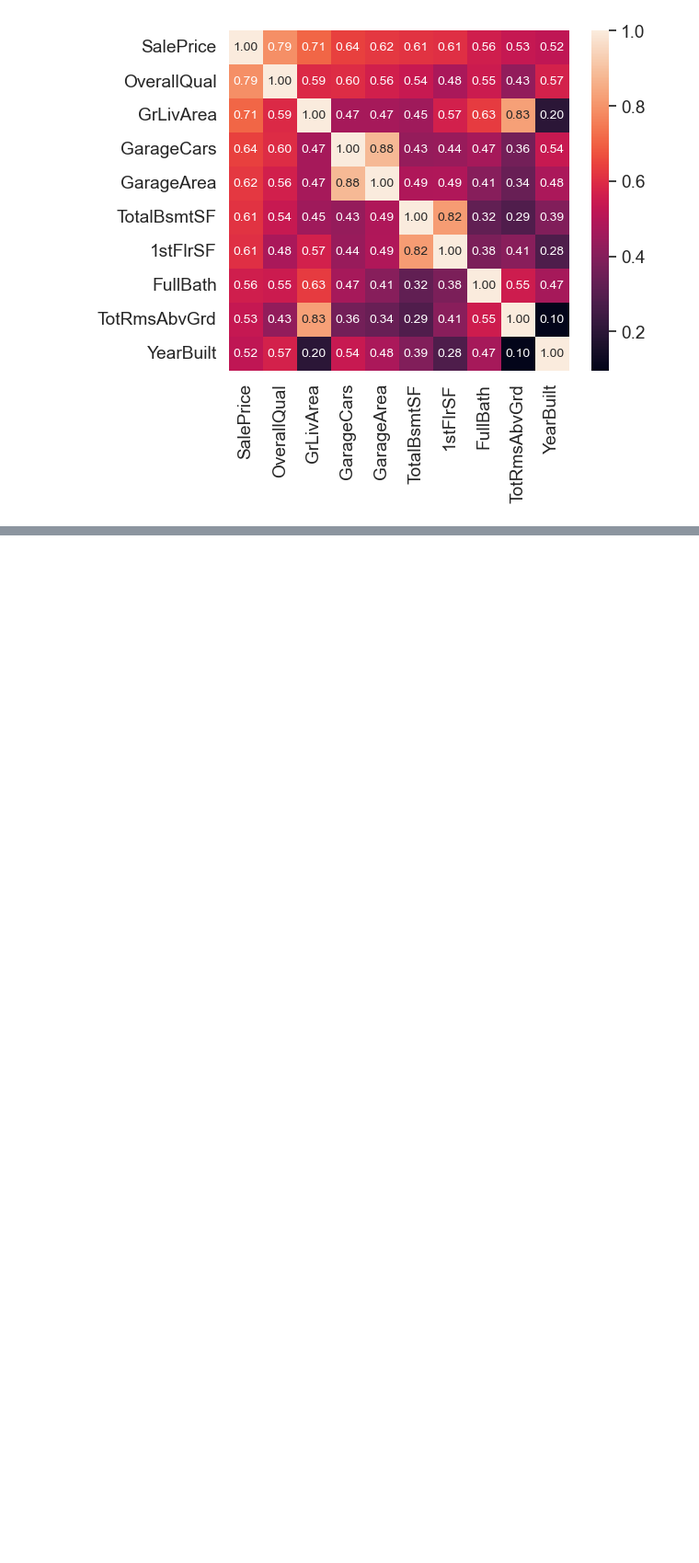
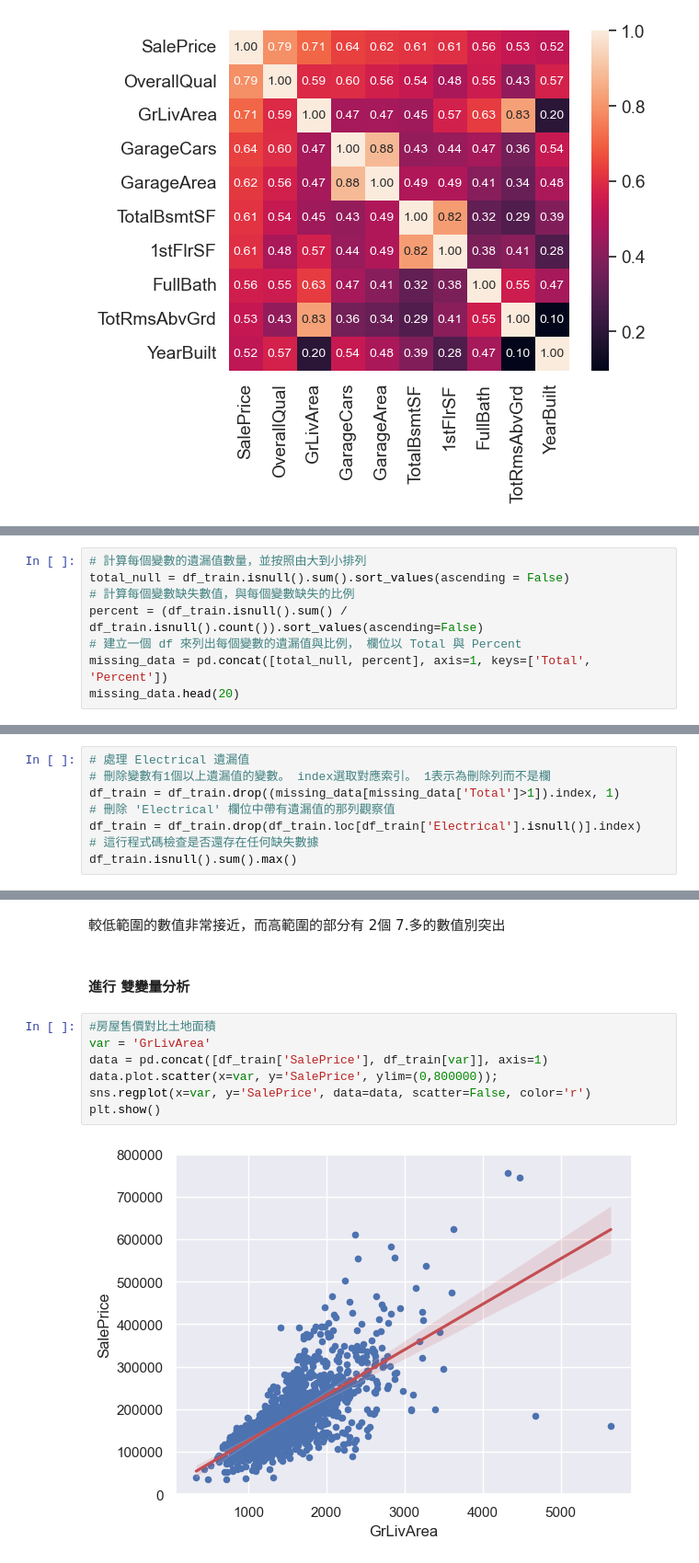
Before and after one commit to Ricky7737/DataAnalysisAndLearning, a Jupyter notebook: Kaggle資料練習/1.HousePricePredict/練習預測/1-DataPreprocessing-practice2.ipynb, the cells around one changed output, grey strips where cells are left out. Shown at 92% size. Drawn from its saved outputs; the diff is of its cells as text; blank space fills up the shorter version.

```diff
--- a/Kaggle資料練習/1.HousePricePredict/練習預測/1-DataPreprocessing-practice2.ipynb
+++ b/Kaggle資料練習/1.HousePricePredict/練習預測/1-DataPreprocessing-practice2.ipynb
@@ -187,0 +205,8 @@ plt.show()
+# %%
+# 計算每個變數的遺漏值數量，並按照由大到小排列
+total_null = df_train.isnull().sum().sort_values(ascending = False)
+# 計算每個變數缺失數值，與每個變數缺失的比例
+percent = (df_train.isnull().sum() / df_train.isnull().count()).sort_values(ascending=False)
+# 建立一個 df 來列出每個變數的遺漏值與比例， 欄位以 Total 與 Percent
+missing_data = pd.concat([total_null, percent], axis=1, keys=['Total', 'Percent'])
+missing_data.head(20)
@@ -187,0 +236,8 @@ plt.show()
+# %%
+# 處理 Electrical 遺漏值
+# 刪除變數有1個以上遺漏值的變數。 index選取對應索引。 1表示為刪除列而不是欄
+df_train = df_train.drop((missing_data[missing_data['Total']>1]).index, 1)
+# 刪除 'Electrical' 欄位中帶有遺漏值的那列觀察值
+df_train = df_train.drop(df_train.loc[df_train['Electrical'].isnull()].index)
+# 這行程式碼檢查是否還存在任何缺失數據
+df_train.isnull().sum().max()
@@ -187,0 +283,13 @@ plt.show()
+# %% [markdown]
+較低範圍的數值非常接近，而高範圍的部分有 2個 7.多的數值別突出
+# %% [markdown]
+#### 進行 雙變量分析
+# %%
+#房屋售價對比土地面積
+var = 'GrLivArea'
+data = pd.concat([df_train['SalePrice'], df_train[var]], axis=1)
+data.plot.scatter(x=var, y='SalePrice', ylim=(0,800000));
+sns.regplot(x=var, y='SalePrice', data=data, scatter=False, color='r')
+plt.show()
+# %% [output]
+[figure, added]
```
Also changed, not shown: parts of 22 cells of this notebook.
